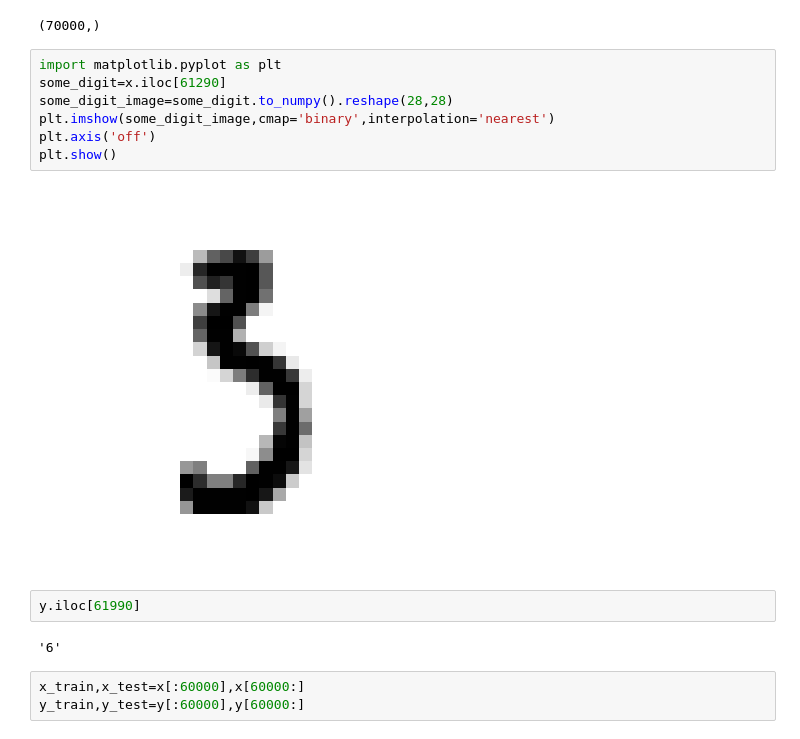
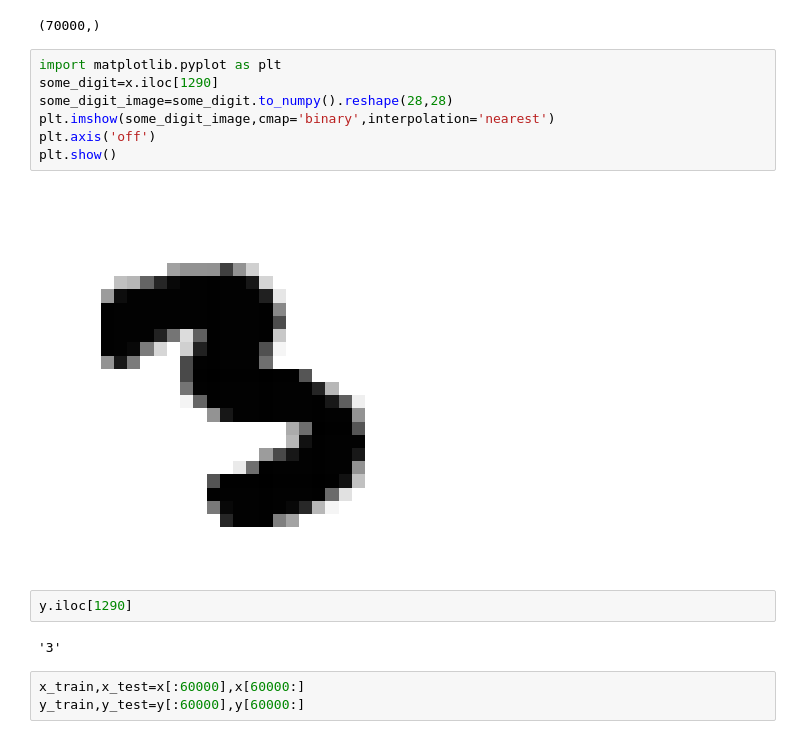
Before and after one commit to LakshitaAgg15/MachineLearning, a Jupyter notebook: digitrecognition.ipynb, the cells around one changed output. Drawn from its saved outputs; the diff is of its cells as text.

```diff
--- a/digitrecognition.ipynb
+++ b/digitrecognition.ipynb
@@ -56,17 +56,17 @@ y.shape
 (70000,)
 # %%
 import matplotlib.pyplot as plt
-some_digit=x.iloc[61290]
+some_digit=x.iloc[1290]
 some_digit_image=some_digit.to_numpy().reshape(28,28)
 plt.imshow(some_digit_image,cmap='binary',interpolation='nearest')
 plt.axis('off')
 plt.show()
 # %% [output]
-[figure, old version]
+[figure, new version]
 # %%
-y.iloc[61990]
+y.iloc[1290]
 # %% [output]
-'6'
+'3'
 # %%
 x_train,x_test=x[:60000],x[60000:]
 y_train,y_test=y[:60000],y[60000:]
```
Also changed, not shown: parts of 2 cells of this notebook.
